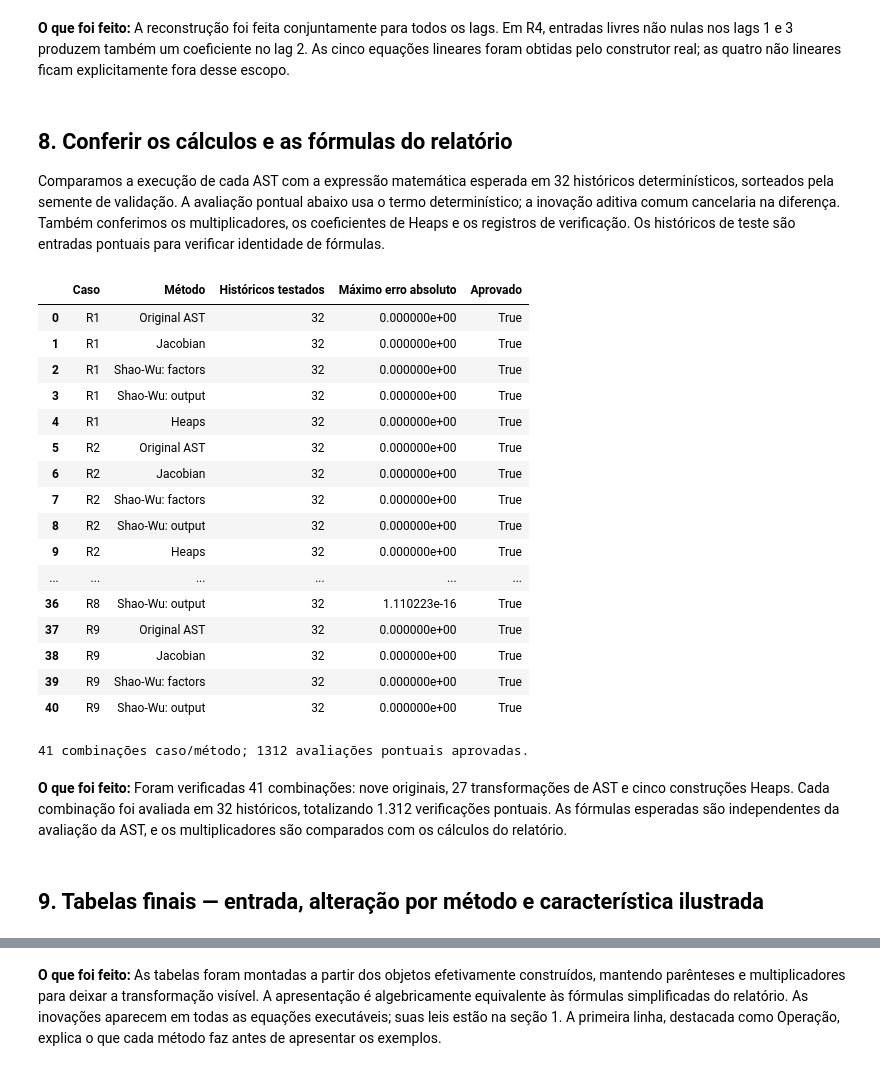
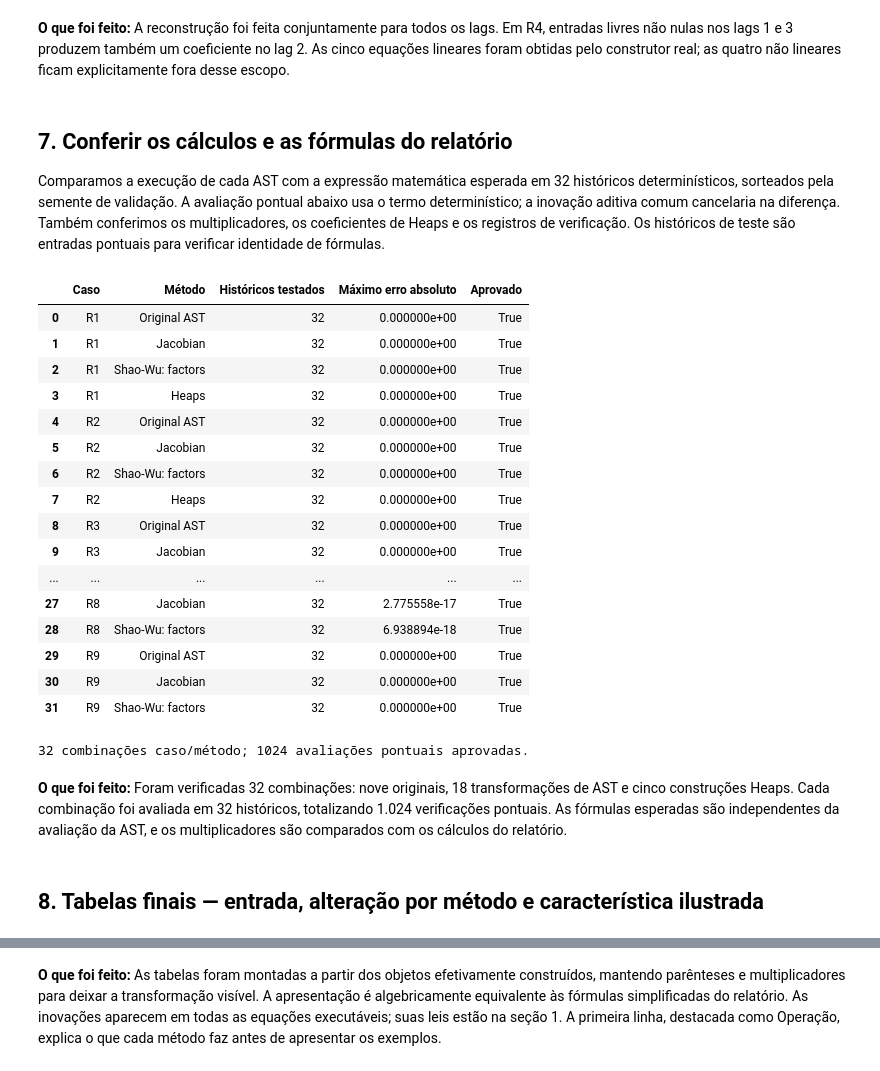
Before and after one commit to MateusWiteck/tsfmxai, a Jupyter notebook: experiments/abstract_syntax_tree/8_generation_overview.ipynb, the cells around one changed output, grey strips where cells are left out. Cells and saved outputs as stored; diff of their text form; code cells hidden in the pictures.

```diff
--- a/experiments/abstract_syntax_tree/8_generation_overview.ipynb
+++ b/experiments/abstract_syntax_tree/8_generation_overview.ipynb
@@ -52,7 +52,7 @@ from tsfmxai.generators.random_expression import RandomTreeConfig, sample_random
 from tsfmxai.generators.contraction import ContractionTreeConfig, build_contractive_mechanism
 from tsfmxai.generators.shao_wu import (
     ShaoWuConfig, build_shao_wu_mechanism,
-    saturate_product_lags, saturate_product_outputs,
+    saturate_product_lags,
 )
 from tsfmxai.generators.heaps import build_heaps_var_mechanism
 from tsfmxai.generators.trajectory import evaluate_bound_expression
@@ -64,8 +64,7 @@ pd.set_option("display.max_columns", None)
 SIGMA = .05
 VALIDATION_SEED = 20261027
 jacobian_config = ContractionTreeConfig(innovation_bound=np.sqrt(3)*SIGMA)
-factor_config = ShaoWuConfig(lag_transform="product_lags", innovation_std=SIGMA)
-output_config = ShaoWuConfig(lag_transform="product_output", innovation_std=SIGMA)
+factor_config = ShaoWuConfig(innovation_std=SIGMA)
 
 noise_policies = pd.DataFrame([
     {"Método": method, "Inovação em cada passo": law, "Desvio-padrão": SIGMA}
@@ -73,7 +72,6 @@ noise_policies = pd.DataFrame([
         ("Original AST", "iid Normal(0, 0.05²)"),
         ("Jacobian", "iid Uniform(-sqrt(3)*0.05, +sqrt(3)*0.05)"),
         ("Shao-Wu: factors", "iid Normal(0, 0.05²)"),
-        ("Shao-Wu: output", "iid Normal(0, 0.05²)"),
         ("Heaps", "iid Normal(0, 0.05²)"),
     ]
 ])
@@ -275,15 +263,0 @@ O limite de amplitude e o limite de sensibilidade são propriedades distintas.
-# %%
-outputs = {}
-for name, sample in originals.items():
-    transformed = saturate_product_outputs(sample.expression)
-    outputs[name] = build_shao_wu_mechanism(
-        (transformed,), (sample.binding,), output_config
-    )
-    formula_rows[name]["Shao-Wu: output"] = outputs[name].formulas[0]
-
-display(pd.DataFrame([
-    {"Caso": name, "Multiplicador": mechanism.scale,
-     "Equação obtida": mechanism.formulas[0],
-     "Propriedade verificada": mechanism.certificate.guarantee}
-    for name, mechanism in outputs.items()
-]))
@@ -344,7 +305,7 @@ display(pd.DataFrame(heaps_inputs))
 # %% [markdown]
 **O que foi feito:** A reconstrução foi feita conjuntamente para todos os lags. Em R4, entradas livres não nulas nos lags 1 e 3 produzem também um coeficiente no lag 2. As cinco equações lineares foram obtidas pelo construtor real; as quatro não lineares ficam explicitamente fora desse escopo.
 # %% [markdown]
-## 8. Conferir os cálculos e as fórmulas do relatório
+## 7. Conferir os cálculos e as fórmulas do relatório
 
 Comparamos a execução de cada AST com a expressão matemática esperada em 32 históricos
 determinísticos, sorteados pela semente de validação. A avaliação pontual abaixo usa
@@ -359,65 +320,62 @@ expected_heaps = {
 }
 validation_rows = []
 for name, cfg, seed, expected_original, expected_factor, free, intercept, scales in cases:
-    sample, j, f, o = originals[name], jacobians[name], factors[name], outputs[name]
-    np.testing.assert_allclose([j.scale, f.scale, o.scale], scales, rtol=1e-13)
-    assert j.certificate.holds and f.certificate.holds and o.certificate.holds
-    errors = {method: [] for method in ["Original AST", "Jacobian", "Shao-Wu: factors", "Shao-Wu: output"]}
+    sample, j, f = originals[name], jacobians[name], factors[name]
+    np.testing.assert_allclose([j.scale, f.scale], scales, rtol=1e-13)
+    assert j.certificate.holds and f.certificate.holds
+    errors = {method: [] for method in ["Original AST", "Jacobian", "Shao-Wu: factors"]}
     if name in heaps:
         errors["Heaps"] = []
         coefficients = np.asarray(heaps[name].coefficients)[:, 0, 0]
         np.testing.assert_allclose(coefficients, expected_heaps[name], atol=1e-12)
         assert heaps[name].certificate.holds
     for z in validation_histories:
         # Library histories are oldest-first; z is newest-first.
         evaluate = lambda e, b: evaluate_bound_expression(e, b, time=12, histories=z[::-1][None, :])
         expected_f = expected_original(z) if free is not None else expected_factor(z)
-        expected_o = expected_original(z) if free is not None else (
-            .5*z[0] + np.tanh(z[0]*z[1]) if name == "R9" else np.tanh(expected_original(z)))
         comparisons = [
             ("Original AST", evaluate(sample.expression, sample.binding), expected_original(z)),
             ("Jacobian", evaluate(j.expression, j.binding), scales[0]*expected_original(z)),
             ("Shao-Wu: factors", evaluate(f.expressions[0], f.bindings[0]), scales[1]*expected_f),
-            ("Shao-Wu: output", evaluate(o.expressions[0], o.bindings[0]), scales[2]*expected_o),
         ]
         if name in heaps:
             h = heaps[name]
             comparisons.append(("Heaps", evaluate(h.expressions[0], h.bindings[0]),
                                 intercept + coefficients @ z[:len(coefficients)]))
         for method, actual, expected in comparisons:
             error = abs(actual - expected)
             assert error <= 1e-12, (name, method, error)
             errors[method].append(error)
     for method, values in errors.items():
         validation_rows.append({"Caso": name, "Método": method, "Históricos testados": len(values),
                                 "Máximo erro absoluto": max(values), "Aprovado": True})
 validation = pd.DataFrame(validation_rows)
 display(validation)
-assert len(validation) == 41
-print(f"41 combinações caso/método; {validation['Históricos testados'].sum()} avaliações pontuais aprovadas.")
+assert len(validation) == 32
+print(f"32 combinações caso/método; {validation['Históricos testados'].sum()} avaliações pontuais aprovadas.")
 # %% [output]
 |  | Caso | Método | Históricos testados | Máximo erro absoluto | Aprovado |
 | 0 | R1 | Original AST | 32 | 0.000000e+00 | True |
 | 1 | R1 | Jacobian | 32 | 0.000000e+00 | True |
 | 2 | R1 | Shao-Wu: factors | 32 | 0.000000e+00 | True |
-| 3 | R1 | Shao-Wu: output | 32 | 0.000000e+00 | True |
-| 4 | R1 | Heaps | 32 | 0.000000e+00 | True |
-| 5 | R2 | Original AST | 32 | 0.000000e+00 | True |
-| 6 | R2 | Jacobian | 32 | 0.000000e+00 | True |
-| 7 | R2 | Shao-Wu: factors | 32 | 0.000000e+00 | True |
-| 8 | R2 | Shao-Wu: output | 32 | 0.000000e+00 | True |
-| 9 | R2 | Heaps | 32 | 0.000000e+00 | True |
+| 3 | R1 | Heaps | 32 | 0.000000e+00 | True |
+| 4 | R2 | Original AST | 32 | 0.000000e+00 | True |
+| 5 | R2 | Jacobian | 32 | 0.000000e+00 | True |
+| 6 | R2 | Shao-Wu: factors | 32 | 0.000000e+00 | True |
+| 7 | R2 | Heaps | 32 | 0.000000e+00 | True |
+| 8 | R3 | Original AST | 32 | 0.000000e+00 | True |
+| 9 | R3 | Jacobian | 32 | 0.000000e+00 | True |
 | ... | ... | ... | ... | ... | ... |
-| 36 | R8 | Shao-Wu: output | 32 | 1.110223e-16 | True |
-| 37 | R9 | Original AST | 32 | 0.000000e+00 | True |
-| 38 | R9 | Jacobian | 32 | 0.000000e+00 | True |
-| 39 | R9 | Shao-Wu: factors | 32 | 0.000000e+00 | True |
-| 40 | R9 | Shao-Wu: output | 32 | 0.000000e+00 | True |
+| 27 | R8 | Jacobian | 32 | 2.775558e-17 | True |
+| 28 | R8 | Shao-Wu: factors | 32 | 6.938894e-18 | True |
+| 29 | R9 | Original AST | 32 | 0.000000e+00 | True |
+| 30 | R9 | Jacobian | 32 | 0.000000e+00 | True |
+| 31 | R9 | Shao-Wu: factors | 32 | 0.000000e+00 | True |
-41 combinações caso/método; 1312 avaliações pontuais aprovadas.
+32 combinações caso/método; 1024 avaliações pontuais aprovadas.
 # %% [markdown]
-**O que foi feito:** Foram verificadas 41 combinações: nove originais, 27 transformações de AST e cinco construções Heaps. Cada combinação foi avaliada em 32 históricos, totalizando 1.312 verificações pontuais. As fórmulas esperadas são independentes da avaliação da AST, e os multiplicadores são comparados com os cálculos do relatório.
+**O que foi feito:** Foram verificadas 32 combinações: nove originais, 18 transformações de AST e cinco construções Heaps. Cada combinação foi avaliada em 32 históricos, totalizando 1.024 verificações pontuais. As fórmulas esperadas são independentes da avaliação da AST, e os multiplicadores são comparados com os cálculos do relatório.
 # %% [markdown]
-## 9. Tabelas finais — entrada, alteração por método e característica ilustrada
+## 8. Tabelas finais — entrada, alteração por método e característica ilustrada
 # %%
 for name in formula_rows:
     formula_rows[name]["Por que este exemplo?"] = WHY[name]
```
Also changed, not shown: parts of 13 cells of this notebook, 1 other file.
